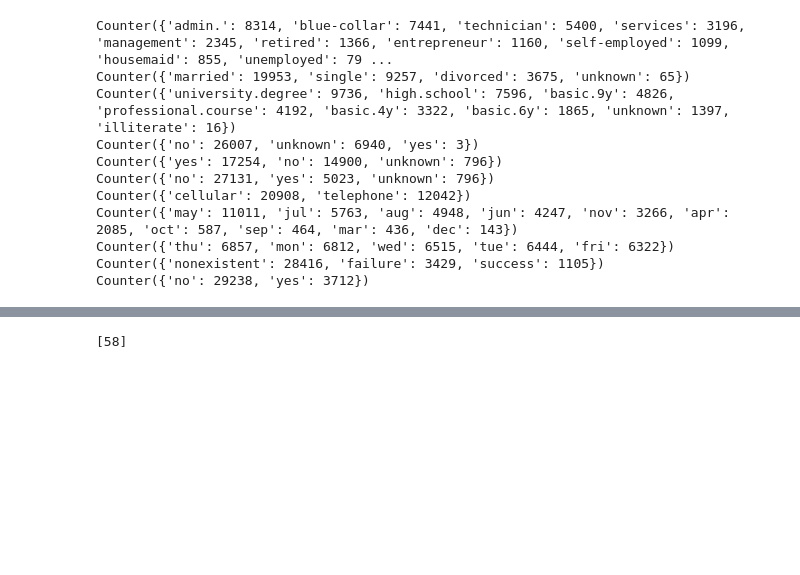
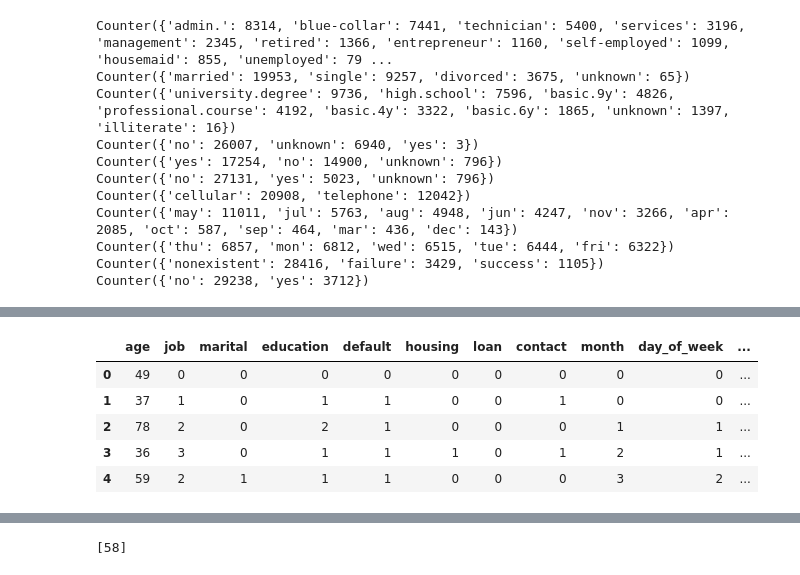
Before and after one commit to chevernemilia/ecl-ds-toolkit, a Jupyter notebook: statistical_testing.ipynb, the cells around one changed output, grey strips where cells are left out. Drawn from its saved outputs; the diff is of its cells as text; code cells hidden in the pictures; blank space fills up the shorter version.

```diff
--- a/statistical_testing.ipynb
+++ b/statistical_testing.ipynb
@@ -1466,0 +1486,9 @@ X.head()
+# %%
+df4.head()
+# %% [output]
+|  | age | job | marital | education | default | housing | loan | contact | month | day_of_week | ... |
+| 0 | 49 | 0 | 0 | 0 | 0 | 0 | 0 | 0 | 0 | 0 | ... |
+| 1 | 37 | 1 | 0 | 1 | 1 | 0 | 0 | 1 | 0 | 0 | ... |
+| 2 | 78 | 2 | 0 | 2 | 1 | 0 | 0 | 0 | 1 | 1 | ... |
+| 3 | 36 | 3 | 0 | 1 | 1 | 1 | 0 | 1 | 2 | 1 | ... |
+| 4 | 59 | 2 | 1 | 1 | 1 | 0 | 0 | 0 | 3 | 2 | ... |
```
Also changed, not shown: parts of 30 cells of this notebook.
